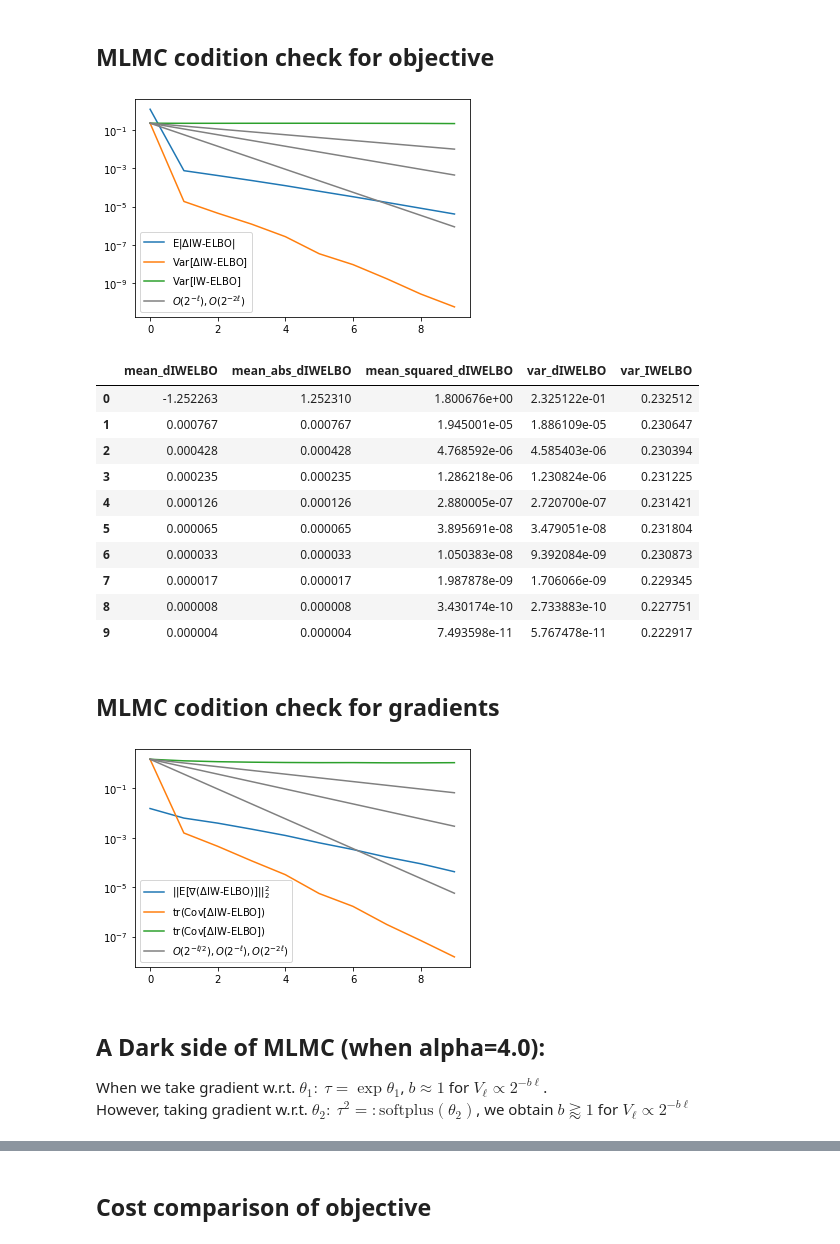
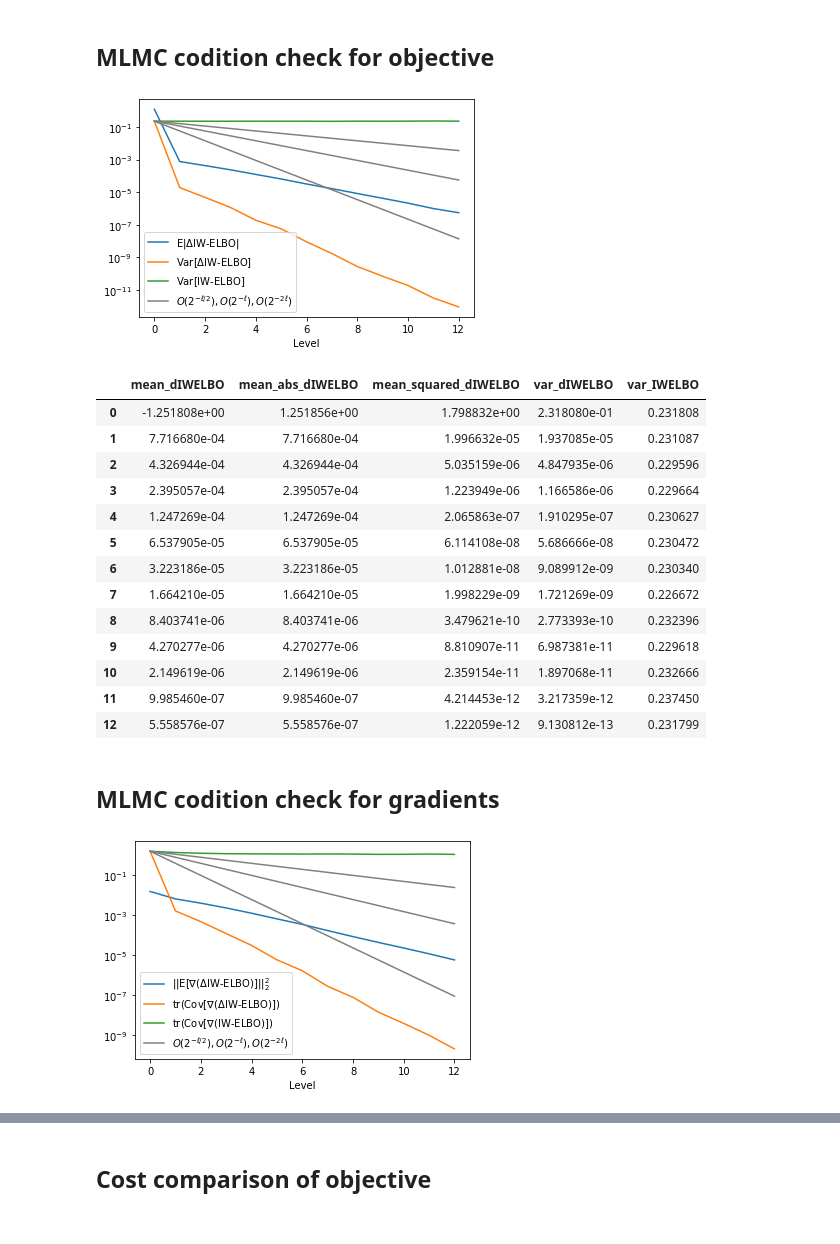
Before and after one commit to Goda-Research-Group/mlmc-model-evidence, a Jupyter notebook: notebooks/Random_Effect_Logistic_Regression.ipynb, the cells around one changed output, grey strips where cells are left out. Drawn from its saved outputs; the diff is of its cells as text; code cells hidden in the pictures.

```diff
--- a/notebooks/Random_Effect_Logistic_Regression.ipynb
+++ b/notebooks/Random_Effect_Logistic_Regression.ipynb
@@ -363,37 +367,41 @@ def tmp(l):
     x,y,_ = generate_data(N=N0//2**l, D=3, T=2, beta0=beta0, beta=beta, alpha=alpha)
     mu, sigma = laplace_approx(x, y, beta0, beta, alpha)
     return conv_stats_dIWELBO(x, y, beta0, beta, alpha, mu, sigma, level=l)
-L=10
-conv_stats = [tmp(l) for l in range(10)]
+L=13
+conv_stats = [tmp(l) for l in range(L)]
 conv_stats = pd.DataFrame(conv_stats)
 # %%
 plt.plot(conv_stats[['mean_abs_dIWELBO', 'var_dIWELBO', 'var_IWELBO']])
 s,t = conv_stats[['mean_abs_dIWELBO', 'var_dIWELBO']].iloc[0]
 plt.plot(t*2.**(-np.arange(L)/2), c='grey')
 plt.plot(t*2.**(-np.arange(L)), c='grey')
 plt.plot(t*2.**(-np.arange(L)*2), c='grey')
 
 plt.legend([r'$\mathrm{E} | \Delta \mathrm{IW}$-$\mathrm{ELBO}|$',
             r'$\mathrm{Var}[\Delta \mathrm{IW}$-$\mathrm{ELBO}]$',
             r'$\mathrm{Var}[\mathrm{IW}$-$\mathrm{ELBO}]$',
-            r'$O(2^{-\ell}), O(2^{-2\ell})$'])
+            r'$O(2^{-\ell/2}), O(2^{-\ell}), O(2^{-2\ell})$'])
+plt.xlabel('Level')
 plt.yscale('log')
 # %% [output]
-[figure, old version]
+[figure, new version]
 # %%
 conv_stats
 # %% [output]
 |  | mean_dIWELBO | mean_abs_dIWELBO | mean_squared_dIWELBO | var_dIWELBO | var_IWELBO |
-| 0 | -1.252263 | 1.252310 | 1.800676e+00 | 2.325122e-01 | 0.232512 |
-| 1 | 0.000767 | 0.000767 | 1.945001e-05 | 1.886109e-05 | 0.230647 |
-| 2 | 0.000428 | 0.000428 | 4.768592e-06 | 4.585403e-06 | 0.230394 |
-| 3 | 0.000235 | 0.000235 | 1.286218e-06 | 1.230824e-06 | 0.231225 |
-| 4 | 0.000126 | 0.000126 | 2.880005e-07 | 2.720700e-07 | 0.231421 |
-| 5 | 0.000065 | 0.000065 | 3.895691e-08 | 3.479051e-08 | 0.231804 |
-| 6 | 0.000033 | 0.000033 | 1.050383e-08 | 9.392084e-09 | 0.230873 |
-| 7 | 0.000017 | 0.000017 | 1.987878e-09 | 1.706066e-09 | 0.229345 |
-| 8 | 0.000008 | 0.000008 | 3.430174e-10 | 2.733883e-10 | 0.227751 |
-| 9 | 0.000004 | 0.000004 | 7.493598e-11 | 5.767478e-11 | 0.222917 |
+| 0 | -1.251808e+00 | 1.251856e+00 | 1.798832e+00 | 2.318080e-01 | 0.231808 |
+| 1 | 7.716680e-04 | 7.716680e-04 | 1.996632e-05 | 1.937085e-05 | 0.231087 |
+| 2 | 4.326944e-04 | 4.326944e-04 | 5.035159e-06 | 4.847935e-06 | 0.229596 |
+| 3 | 2.395057e-04 | 2.395057e-04 | 1.223949e-06 | 1.166586e-06 | 0.229664 |
+| 4 | 1.247269e-04 | 1.247269e-04 | 2.065863e-07 | 1.910295e-07 | 0.230627 |
+| 5 | 6.537905e-05 | 6.537905e-05 | 6.114108e-08 | 5.686666e-08 | 0.230472 |
+| 6 | 3.223186e-05 | 3.223186e-05 | 1.012881e-08 | 9.089912e-09 | 0.230340 |
+| 7 | 1.664210e-05 | 1.664210e-05 | 1.998229e-09 | 1.721269e-09 | 0.226672 |
+| 8 | 8.403741e-06 | 8.403741e-06 | 3.479621e-10 | 2.773393e-10 | 0.232396 |
+| 9 | 4.270277e-06 | 4.270277e-06 | 8.810907e-11 | 6.987381e-11 | 0.229618 |
+| 10 | 2.149619e-06 | 2.149619e-06 | 2.359154e-11 | 1.897068e-11 | 0.232666 |
+| 11 | 9.985460e-07 | 9.985460e-07 | 4.214453e-12 | 3.217359e-12 | 0.237450 |
+| 12 | 5.558576e-07 | 5.558576e-07 | 1.222059e-12 | 9.130812e-13 | 0.231799 |
 # %% [markdown]
 ## MLMC codition check for gradients
 # %%
@@ -457,17 +465,13 @@ plt.plot(t*2.**(-np.arange(L)), c='grey')
 plt.plot(t*2.**(-np.arange(L)*2), c='grey')
 
 plt.legend([r'$||\mathrm{E} [\nabla (\Delta \mathrm{IW}$-$\mathrm{ELBO})]||_2^2$',
-            r'$\mathrm{tr}(\mathrm{Cov}[\Delta \mathrm{IW}$-$\mathrm{ELBO}])$',
-            r'$\mathrm{tr}(\mathrm{Cov}[\Delta \mathrm{IW}$-$\mathrm{ELBO}])$',
+            r'$\mathrm{tr}(\mathrm{Cov}[\nabla(\Delta \mathrm{IW}$-$\mathrm{ELBO})])$',
+            r'$\mathrm{tr}(\mathrm{Cov}[\nabla(\mathrm{IW}$-$\mathrm{ELBO})])$',
             r'$O(2^{-\ell/2}), O(2^{-\ell}), O(2^{-2\ell})$'])
+plt.xlabel('Level')
 plt.yscale('log')
 # %% [output]
-[figure, old version]
+[figure, new version]
-# %% [markdown]
-## A Dark side of MLMC (when alpha=4.0):
-When we take gradient w.r.t. $\theta_1: \ \tau=\exp\theta_1$, $b\approx1$ for $V_\ell\propto 2^{-b\ell}$.
-<br>
-However, taking gradient w.r.t. $\theta_2: \ \tau^2=:\mathrm{softplus}(\theta_2)$, we obtain $b\gtrapprox1$ for $V_\ell\propto 2^{-b\ell}$
 # %%
 conv_stats
 # %% [output]
```
Also changed, not shown: parts of 31 cells of this notebook.
